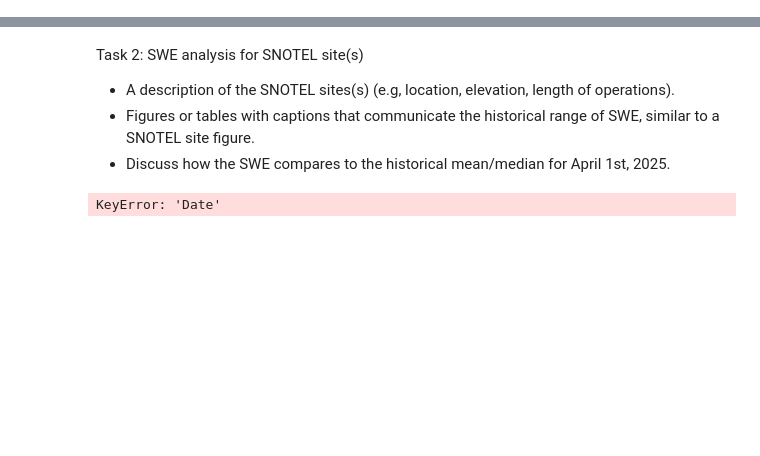
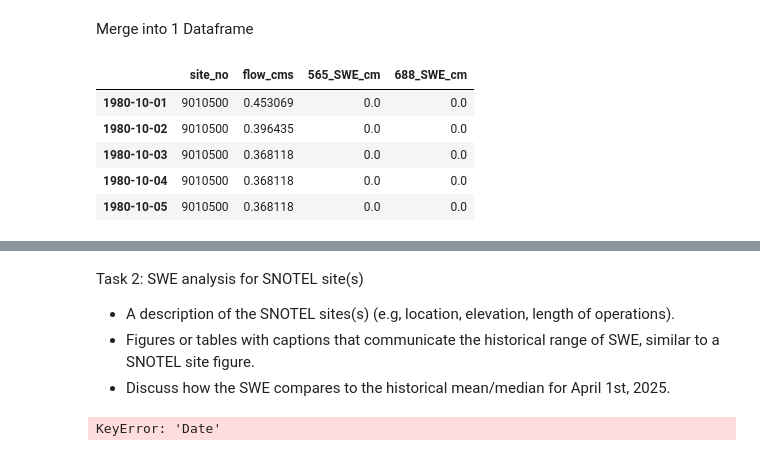
Before and after one commit to jhammond1234/Hydro-Assignment-2, a Jupyter notebook: HydroDF_Analysis.ipynb, the cells around one changed output, grey strips where cells are left out. Cells and saved outputs as stored; diff of their text form; code cells hidden in the pictures; blank space fills up the shorter version.

```diff
--- a/HydroDF_Analysis.ipynb
+++ b/HydroDF_Analysis.ipynb
@@ -15,0 +40,15 @@ basinname = 'ColoradoRiverBasin'
+# %%
+#The site with the latest start date will guide the rest
+latest_start_date = max([df.index.min() for df in unprocessed_SNOTEL.values()])
+
+#The site with the earliest end date will guide the rest
+soonest_end_date = min([df.index.max() for df in unprocessed_SNOTEL.values()])
+for key in unprocessed_SNOTEL.keys():
+    unprocessed_SNOTEL[key] = unprocessed_SNOTEL[key][unprocessed_SNOTEL[key].index >= latest_start_date]
+    unprocessed_SNOTEL[key] = unprocessed_SNOTEL[key][unprocessed_SNOTEL[key].index <= soonest_end_date]
+
+#merge all dictionary dataframes into one larger dataframe
+SNOTEL_df = pd.concat(unprocessed_SNOTEL.values(), axis=1)
+#set the date index to be the index of the first dataframe in the dictionary
+
+SNOTEL_df.tail()
@@ -15,0 +65,7 @@ basinname = 'ColoradoRiverBasin'
+# %%
+streamflow_df = pd.read_csv(f"files/NWIS/streamflow_{station_id}.csv")
+#set the date column to be a datetime object and set it to the index
+streamflow_df['Date'] = pd.to_datetime(streamflow_df['Date'])
+streamflow_df.set_index('Date', inplace=True)
+
+streamflow_df.head()
@@ -15,0 +88,2 @@ basinname = 'ColoradoRiverBasin'
+# %% [markdown]
+Merge into 1 Dataframe
@@ -15,0 +99,15 @@ basinname = 'ColoradoRiverBasin'
+# %%
+#merge the SNOTEL_df and streamflow dataframes
+Hydro_df = pd.concat([SNOTEL_df, streamflow_df], axis=1)
+#put the site_no column, second to last, and streamfow column, last column, as the first two columns in the dataframe
+cols = Hydro_df.columns.tolist()
+cols = cols[-2:] + cols[:-2]
+Hydro_df = Hydro_df[cols]
+Hydro_df.head()
+# %% [output]
+|  | site_no | flow_cms | 565_SWE_cm | 688_SWE_cm |
+| 1980-10-01 | 9010500 | 0.453069 | 0.0 | 0.0 |
+| 1980-10-02 | 9010500 | 0.396435 | 0.0 | 0.0 |
+| 1980-10-03 | 9010500 | 0.368118 | 0.0 | 0.0 |
+| 1980-10-04 | 9010500 | 0.368118 | 0.0 | 0.0 |
+| 1980-10-05 | 9010500 | 0.368118 | 0.0 | 0.0 |
```
Also changed, not shown: parts of 11 cells of this notebook, 4 other files.
